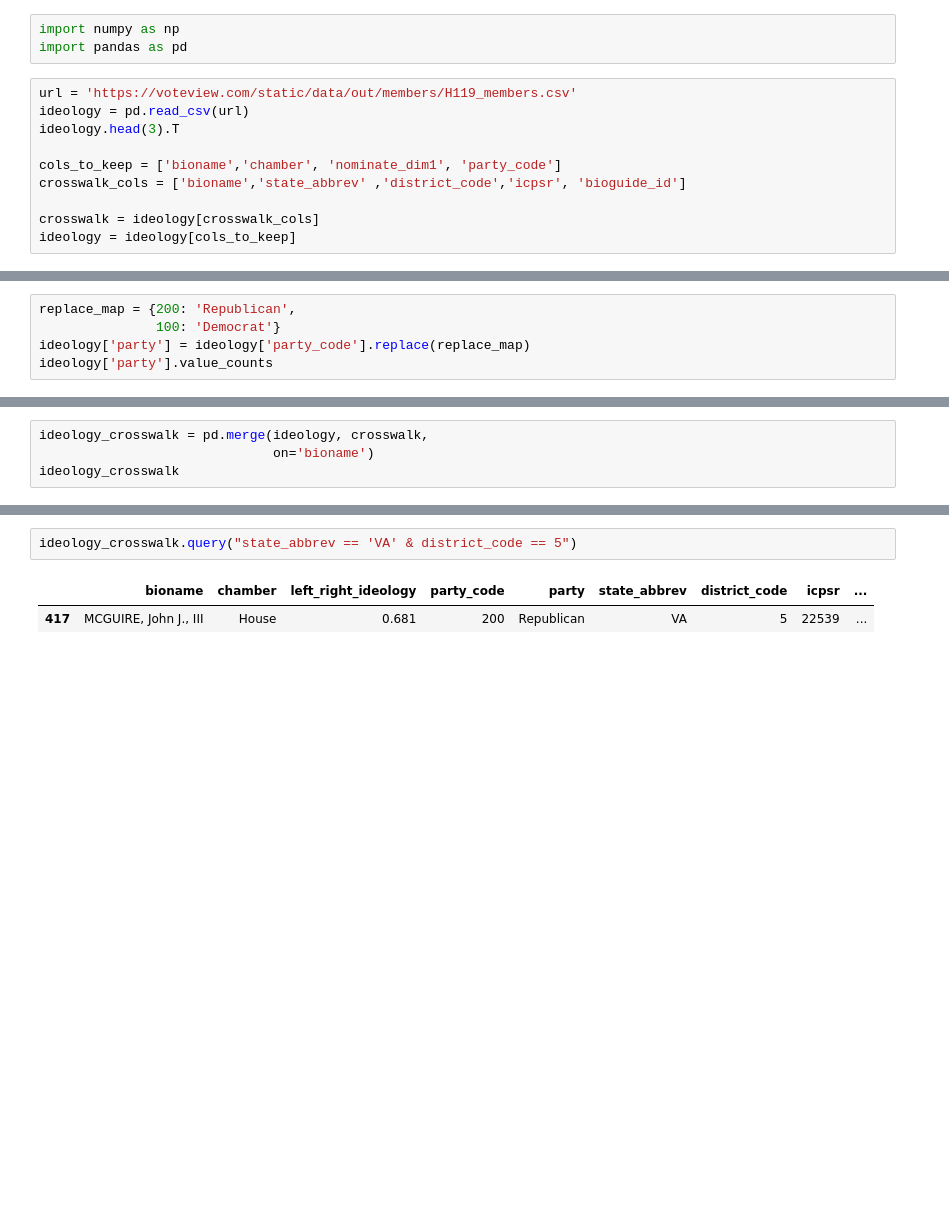
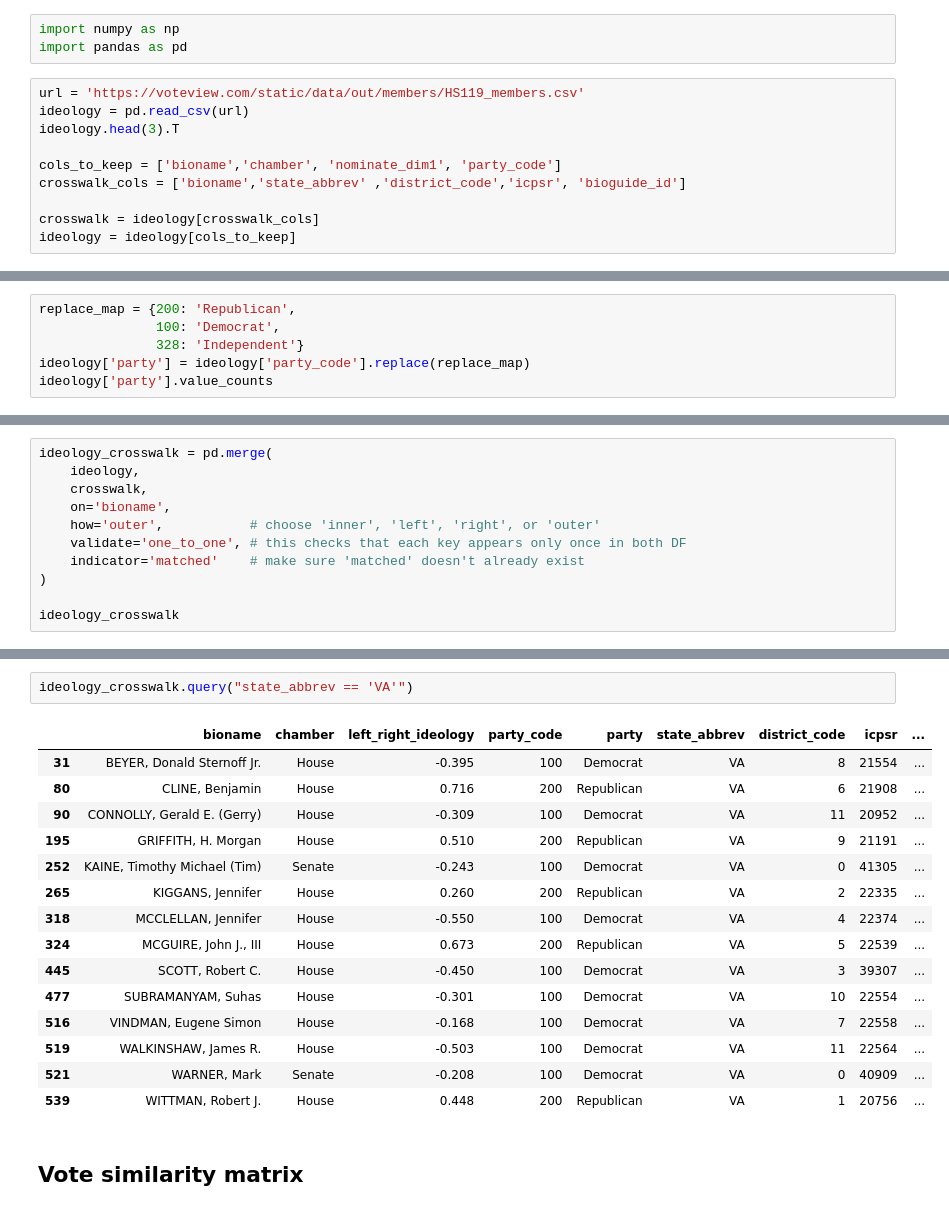
Before and after one commit to CastelAndres/DS6600Project, a Jupyter notebook: notebooks/ideology.ipynb, the cells around one changed output, grey strips where cells are left out. Drawn from its saved outputs; the diff is of its cells as text; blank space fills up the shorter version.

Commit message:
here we continued to clean up our data set

```diff
--- a/notebooks/ideology.ipynb
+++ b/notebooks/ideology.ipynb
@@ -2,7 +2,7 @@
 import numpy as np
 import pandas as pd
 # %%
-url = 'https://voteview.com/static/data/out/members/H119_members.csv'
+url = 'https://voteview.com/static/data/out/members/HS119_members.csv'
 ideology = pd.read_csv(url)
 ideology.head(3).T
 
@@ -20,7 +21,8 @@ party_code
 Name: count, dtype: int64
 # %%
 replace_map = {200: 'Republican',
-               100: 'Democrat'}
+               100: 'Democrat',
+               328: 'Independent'}
 ideology['party'] = ideology['party_code'].replace(replace_map)
 ideology['party'].value_counts
 # %% [output]
@@ -104,6 +106,13 @@ crosswalk
 # %%
-ideology_crosswalk = pd.merge(ideology, crosswalk,
-                              on='bioname')
+ideology_crosswalk = pd.merge(
+    ideology,
+    crosswalk,
+    on='bioname',
+    how='outer',           # choose 'inner', 'left', 'right', or 'outer'
+    validate='one_to_one', # this checks that each key appears only once in both DF
+    indicator='matched'    # make sure 'matched' doesn't already exist
+)
+
 ideology_crosswalk
 # %% [output]
 |  | bioname | chamber | left_right_ideology | party_code | party | state_abbrev | district_code | icpsr | ... |
@@ -122,5 +131,20 @@ ideology_crosswalk
 # %%
-ideology_crosswalk.query("state_abbrev == 'VA' & district_code == 5")
+ideology_crosswalk.query("state_abbrev == 'VA'")
 # %% [output]
 |  | bioname | chamber | left_right_ideology | party_code | party | state_abbrev | district_code | icpsr | ... |
-| 417 | MCGUIRE, John J., III | House | 0.681 | 200 | Republican | VA | 5 | 22539 | ... |
+| 31 | BEYER, Donald Sternoff Jr. | House | -0.395 | 100 | Democrat | VA | 8 | 21554 | ... |
+| 80 | CLINE, Benjamin | House | 0.716 | 200 | Republican | VA | 6 | 21908 | ... |
+| 90 | CONNOLLY, Gerald E. (Gerry) | House | -0.309 | 100 | Democrat | VA | 11 | 20952 | ... |
+| 195 | GRIFFITH, H. Morgan | House | 0.510 | 200 | Republican | VA | 9 | 21191 | ... |
+| 252 | KAINE, Timothy Michael (Tim) | Senate | -0.243 | 100 | Democrat | VA | 0 | 41305 | ... |
+| 265 | KIGGANS, Jennifer | House | 0.260 | 200 | Republican | VA | 2 | 22335 | ... |
+| 318 | MCCLELLAN, Jennifer | House | -0.550 | 100 | Democrat | VA | 4 | 22374 | ... |
+| 324 | MCGUIRE, John J., III | House | 0.673 | 200 | Republican | VA | 5 | 22539 | ... |
+| 445 | SCOTT, Robert C. | House | -0.450 | 100 | Democrat | VA | 3 | 39307 | ... |
+| 477 | SUBRAMANYAM, Suhas | House | -0.301 | 100 | Democrat | VA | 10 | 22554 | ... |
+| 516 | VINDMAN, Eugene Simon | House | -0.168 | 100 | Democrat | VA | 7 | 22558 | ... |
+| 519 | WALKINSHAW, James R. | House | -0.503 | 100 | Democrat | VA | 11 | 22564 | ... |
+| 521 | WARNER, Mark | Senate | -0.208 | 100 | Democrat | VA | 0 | 40909 | ... |
+| 539 | WITTMAN, Robert J. | House | 0.448 | 200 | Republican | VA | 1 | 20756 | ... |
+# %% [markdown]
+## Vote similarity matrix
```
Also changed, not shown: parts of 19 cells of this notebook.
